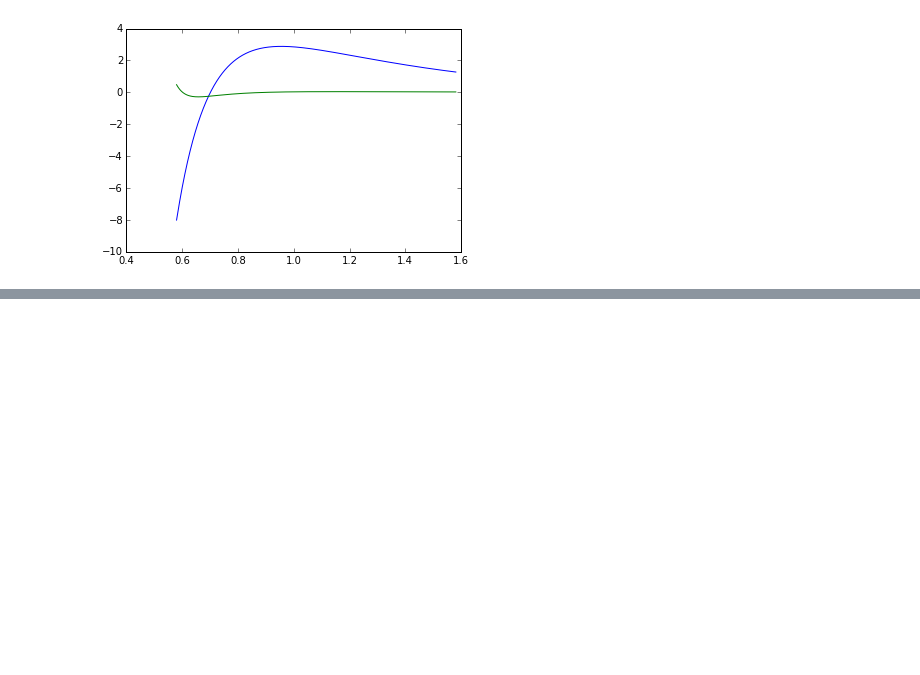
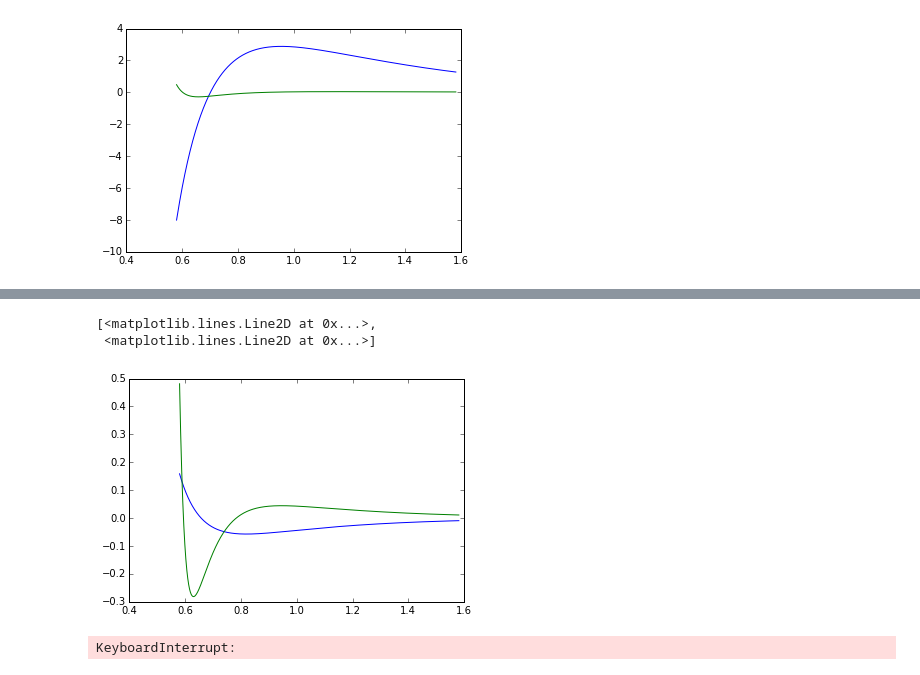
Before and after one commit to HxCory/delayFitting, a Jupyter notebook: Source/fitAnalyze.ipynb, the cells around one changed output, grey strips where cells are left out. Cells and saved outputs as stored; diff of their text form; code cells hidden in the pictures; blank space fills up the shorter version.

```diff
--- a/Source/fitAnalyze.ipynb
+++ b/Source/fitAnalyze.ipynb
@@ -120,2 +143,8 @@ defs.getk(1.0, defs.E_0)
 # %%
 np.sqrt(2*(2-1.1591))
+# %%
+plt.plot(omega_dip, np.real(oneVsOmega), omega_dip, np.real(threeVsOmega))
+# %% [output]
+[<matplotlib.lines.Line2D at 0x...>,
+ <matplotlib.lines.Line2D at 0x...>]
+[figure, added]
@@ -121,0 +170,16 @@ np.sqrt(2*(2-1.1591))
+# %%
+# oneVsOmega = np.zeros(np.size(omega_dip), 'complex')
+# threeVsOmega = np.zeros(np.size(omega_dip), 'complex')
+# i = 0
+# for omega in omega_dip:
+#     oneVsOmega[i] = dipole.constructDipole(omega, wf1)
+#     threeVsOmega[i] = dipole.constructDipole(omega, wf3)
+#     i = i + 1
+
+oneVsOmega = np.zeros(np.size(omega_dip), 'complex')
+threeVsOmega = np.zeros(np.size(omega_dip), 'complex')
+for i in range(0, np.size(omega_dip)):
+    oneVsOmega[i] = dipole.constructDipole(omega_dip[i], wf1)
+    threeVsOmega[i] = dipole.constructDipole(omega_dip[i], wf3)
+# %% [output]
+KeyboardInterrupt:
```
Also changed, not shown: parts of 32 cells of this notebook, 3 other files.
